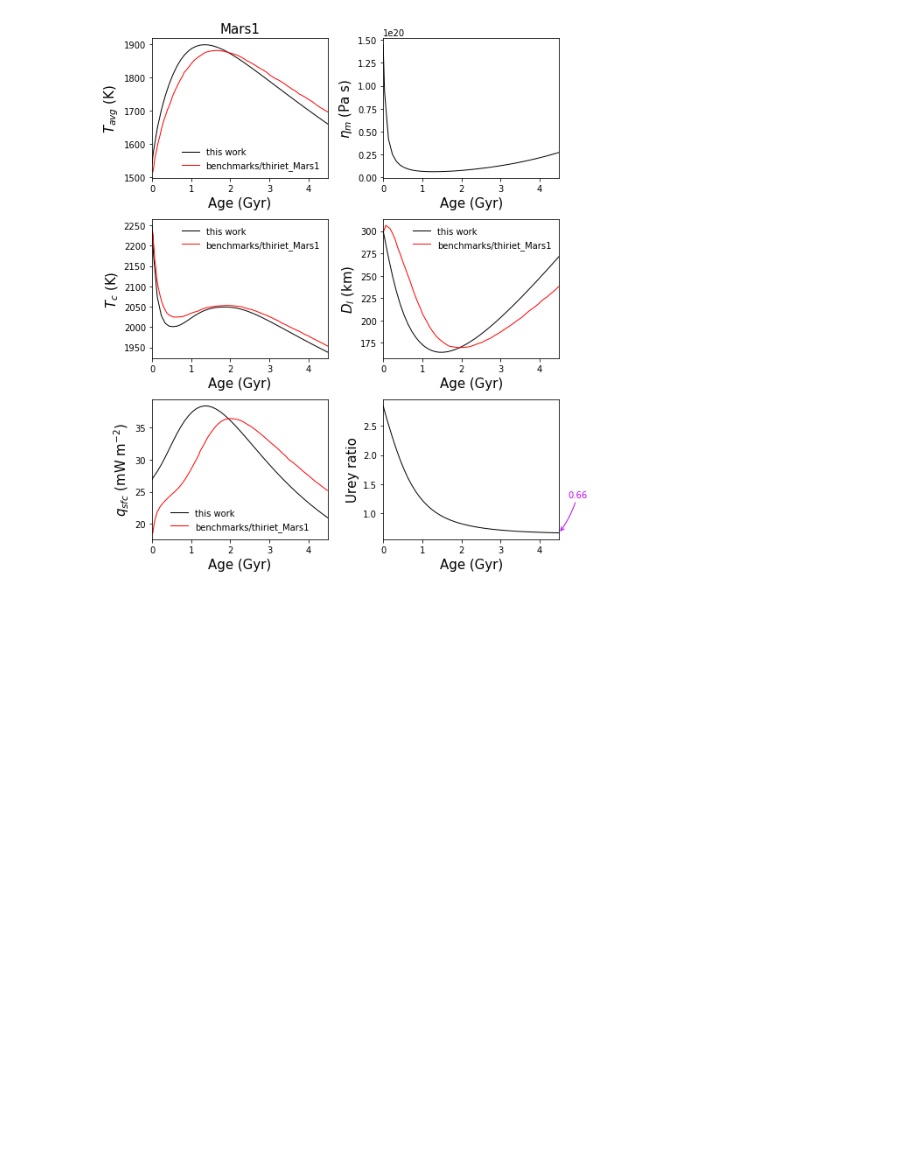
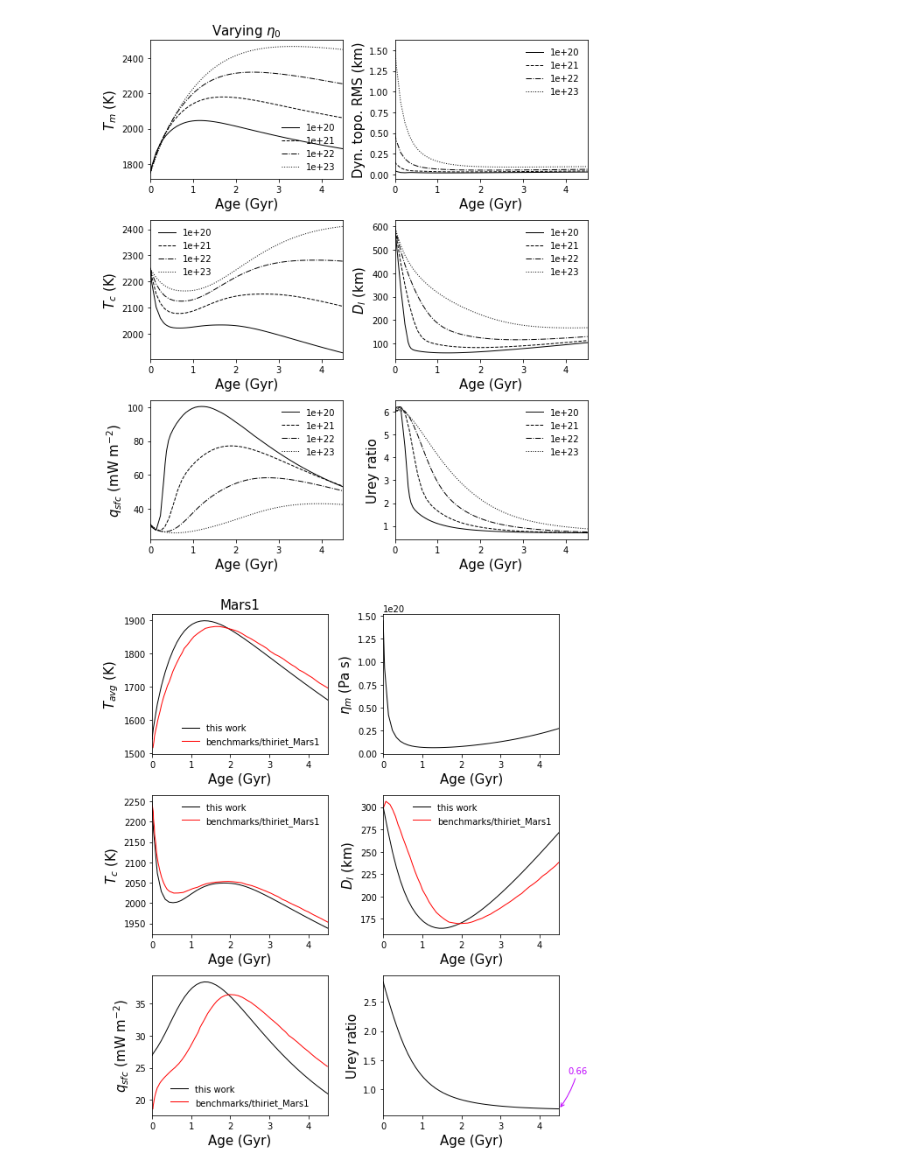
Before and after one commit to clairesworld/exo-top, a Jupyter notebook: top_model.ipynb, the cells around one changed output. Drawn from its saved outputs; the diff is of its cells as text; code cells hidden in the pictures; blank space fills up the shorter version.

```diff
--- a/top_model.ipynb
+++ b/top_model.ipynb
@@ -16,7 +16,7 @@ import topography as top
 
 def plot_output(pl, names, ncols=6, tspan=None, title=None, plots_save=False, verbose=True,
                 compare_dir=None, fig_path='figs/', labelsize=15, legsize=10, lw=1, ls='-', print_tf=False,
-                ident=None, fig=None, axes=None, **kwargs):
+                ident=None, fig=None, axes=None, label=None, **kwargs):
 
     if ident is None:
         ident = pl.ident
@@ -30,7 +30,8 @@ def plot_output(pl, names, ncols=6, tspan=None, title=None, plots_save=False, ve
         tspan = (0, t[-1]*1e-9/p.years2sec)
     out_vars = list(names.keys())
     ylabels = list(names.values()) # tuple (ylabel, yscale)
-
+    if label is None:
+        label = 'this work'
     for n, par in enumerate(out_vars):
         ax = axes.flatten()[n]
         y = eval('pl.'+par)
@@ -38,18 +39,19 @@ def plot_output(pl, names, ncols=6, tspan=None, title=None, plots_save=False, ve
             y = [y]*len(t)
         try:
             yl = str(ylabels[n][0])
-            plot_one(ax, t*1e-9/p.years2sec, y*ylabels[n][1], xlabel='', ylabel=yl)
+            plot_one(ax, t*1e-9/p.years2sec, y*ylabels[n][1], xlabel='', ylabel=yl, ls=ls, label=label)
             if compare_dir is not None:
                 try: # if data exists to benchmark this param
                     df = pd.read_csv(compare_dir+'/'+par+'.csv', header=None, names=['time', 'value'],
                                     index_col=False)
                     plot_one(ax, df['time'], df['value'],
-                             '', yl, c='r', labelsize=labelsize, legsize=legsize, lw=lw, ls=ls)
-                    ax.legend(['this work', compare_dir], frameon=False, fontsize=legsize)
+                             '', yl, c='r', labelsize=labelsize, legsize=legsize, lw=lw, ls=ls,
+                             label=compare_dir)
+
                 except IOError:
                     #print('file', str(compare_dir+'/'+par+'.csv'), 'not found')
                     pass
-            if par=='urey':
+            if par=='urey' and print_tf:
                 ii = np.where(t*1e-9/p.years2sec<=tspan[-1])
                 ax.annotate('%.2f'%(y[ii][-1]), xy=(tspan[-1], y[ii][-1]), fontsize=legsize,
                             color='xkcd:bright purple',
@@ -58,6 +60,7 @@ def plot_output(pl, names, ncols=6, tspan=None, title=None, plots_save=False, ve
                             arrowprops=dict(arrowstyle='->', connectionstyle="arc3,rad=-0.1",
                                            ec='xkcd:bright purple'))
             ax.set_xlim(tspan)
+            ax.legend(frameon=False, fontsize=legsize)
         except ValueError as e:
             print('could\'t plot', par)
             print(e)
@@ -254,7 +257,7 @@ def plot_Tavg(pl, ax3=None, compare_dir=None, fig_path=None, plots_save=False, i
         fig3.savefig(fig_path+pl.ident+'_test_Tavg.pdf')
 
 def plot_one(ax, x, y, xlabel, ylabel, labelsize=15, legsize=16, lw=1, ls='-', marker=None,
-             ms=5, c='k', text=None, xticks=True, ylim=None, **kwargs):
+             ms=5, c='k', text=None, xticks=True, ylim=None, label=None, **kwargs):
     if ax is None:
         fig, ax = plt.subplots(1, 1, figsize=(3,3))
     ax.set_xlabel(xlabel, fontsize=labelsize)
@@ -263,7 +266,7 @@ def plot_one(ax, x, y, xlabel, ylabel, labelsize=15, legsize=16, lw=1, ls='-', m
         ax.set_xticks([])
     if ylim is not None:
         ax.set_ylim(ylim)
-    ax.plot(x, y, c=c, lw=lw, ls=ls, marker=marker, ms=ms)
+    ax.plot(x, y, c=c, lw=lw, ls=ls, marker=marker, ms=ms, label=label)
     ax.set_xlim(x.min(), x.max())
     if text is not None:
         ax.text(0.05, 0.95, text, ha='left', va='top', transform=ax.transAxes, fontsize=legsize)
@@ -285,50 +288,48 @@ def Tl_from_Tmean(R_c=None, R_l=None, R_p=None, T_avg=None, T_s=None, a0=None, k
 ######  test effect of changing reference viscosity on Earth
 # fig_path = '/space/cmg76/figs/' # office
 fig_path = 'figs/' # laptop
-Earth_1e21 = tp.TerrestrialPlanet(Alb=0,
-                             H_0 = 4.6e-12, # radiogenic heating in W/kg at 4.5 Gyr from Javoy (1999) BSE estimate from CI chondrites
-                             L=1,
-                             Ra_crit_u=450,
-                             alpha_m=2.5e-5, # thermal expansivity
-                             k_m=4, # silicate thermal conductivity
-                             CMF=0.3, # not used
-                             rho_c=7200, # core density
-                             rho_m=3500, # mantle density
-                             rho_lith=None,
-                             c_m=1142, #<----??? TODO: check if you need constant volume c_p
-                             c_c=840, # specific heat for core in J/K/kg
-                             k_lm=4, # thermal conduvtivity lower mantle
-                             beta_u=None, # defaults to 1/3
-                             beta_c=None, # defaults to 1/3
-                             a_rh=2.44, # for beta=1/3
-                             Ea=300e3, # activation energy in J for viscosity law
-                             eta_0=1e21, # reference dynamic viscosity in Pa s
-                             T_ref=1600, # viscosity law reference temperature in K
-                             M_p=p.M_E, # only used for gravity in this case
-                             sma=1,
-                             ident='Earth_1e21'
-                             )
-
-kwargs = dict(T_m0=1750, T_c0=2250, D_l0=600e3, t0=0, tf=4.5, visc_type='Thi', complexity=3) # model params
-
-Mars1 = therm.solve(Mars1, **kwargs) # T_m, T_c, D_l
-
 # what to plot
-names = {'T_avg':('$T_{avg}$ (K)',1),
-         'eta_m':('$\eta_m$ (Pa s)', 1),#'q_core':('$q_{core}$ (mW m$^{-2}$)',1e3),
+names = {'T_m':('$T_m$ (K)',1),
+         'dyn_top_rms':('Dyn. topo. RMS (km)', 1e-3),
          'T_c':('$T_c$ (K)',1),
          'D_l':('$D_l$ (km)',1e-3),
          'q_sfc':('$q_{sfc}$ (mW m$^{-2}$)',1e3),
          'urey':('Urey ratio',1),
         }
+save = False
+ls = ['-', '--', '-.', ':']
+for ii, eta_0 in enumerate([1e20, 1e21, 1e22, 1e23]):
+    pl = tp.TerrestrialPlanet(Alb=0,
+                                 H_0 = 4.6e-12, # radiogenic heating in W/kg at 4.5 Gyr from Javoy (1999) BSE estimate from CI chondrites
+                                 L=1,
+                                 Ra_crit_u=450,
+                                 alpha_m=2.5e-5, # thermal expansivity
+                                 k_m=4, # silicate thermal conductivity
+                                 CMF=0.3, # not used
+                                 rho_c=7200, # core density
+                                 rho_m=3500, # mantle density
+                                 rho_lith=None,
+                                 c_m=1142, #<----??? TODO: check if you need constant volume c_p
+                                 c_c=840, # specific heat for core in J/K/kg
+                                 k_lm=4, # thermal conduvtivity lower mantle
+                                 beta_u=None, # defaults to 1/3
+                                 beta_c=None, # defaults to 1/3
+                                 a_rh=2.44, # for beta=1/3
+                                 Ea=300e3, # activation energy in J for viscosity law
+                                 eta_0=eta_0, # reference dynamic viscosity in Pa s
+                                 T_ref=1600, # viscosity law reference temperature in K
+                                 M_p=p.M_E, # only used for gravity in this case
+                                 sma=1,
+                                 )
 
-save = True
-# snaps(Mars1_complex3, plot_snapshots=[0, 2, 4.5], fig_path=fig_path, plots_save=save, **kwargs)
-fig, axes = plot_output(Mars1, names, ncols=2, plots_save=save,
-            verbose=False, compare_dir='benchmarks/thiriet_Mars1',fig_path=fig_path, **kwargs)
-# plot_qsfc_error(Mars1_complex3, compare_dir='benchmarks/thiriet_Mars1', fig_path=fig_path, plots_save=save,
-#                 ident='Mars1', **kwargs)
-# plot_Tavg(Mars1_complex3, compare_dir='benchmarks/thiriet_Mars1', plots_save=save,
-#           fig_path=fig_path, **kwargs)
+    kwargs = dict(T_m0=1750, T_c0=2250, D_l0=600e3, t0=0, tf=4.5, visc_type='Thi', complexity=3) # model params
 
-# expect q_sfc to be off by <=4.5 mW m^-3 average without PDE
+    pl = therm.solve(pl, **kwargs) # T_m, T_c, D_l
+    pl.dyn_top_rms = top.dyn_topo(pl.q_sfc, rho_m=pl.rho_m, rho_w=0, alpha_m=pl.alpha_m, eta_m=pl.eta_m,
+                                  kappa_m=pl.kappa_m, g_sfc=pl.g_sfc, k_m=pl.k_m, C=5.4, **kwargs)
+    if ii==0:
+        fig=None
+        axes=None
+    fig, axes = plot_output(pl, names, ncols=2, plots_save=save, fig=fig, axes=axes, ls=ls[ii],
+                            label=str(eta_0), verbose=False, fig_path=fig_path, title='Varying $\eta_0$', **kwargs)
+# %% [output]
@@ -335,3 +340,4 @@ fig, axes = plot_output(Mars1, names, ncols=2, plots_save=save,
+[figure, added]
 # %%
 ######  reproduce Thiriet+ 2019 Mars1
 # fig_path = '/space/cmg76/figs/' # office
```
Also changed, not shown: parts of 1 cell of this notebook, 2 other files.
